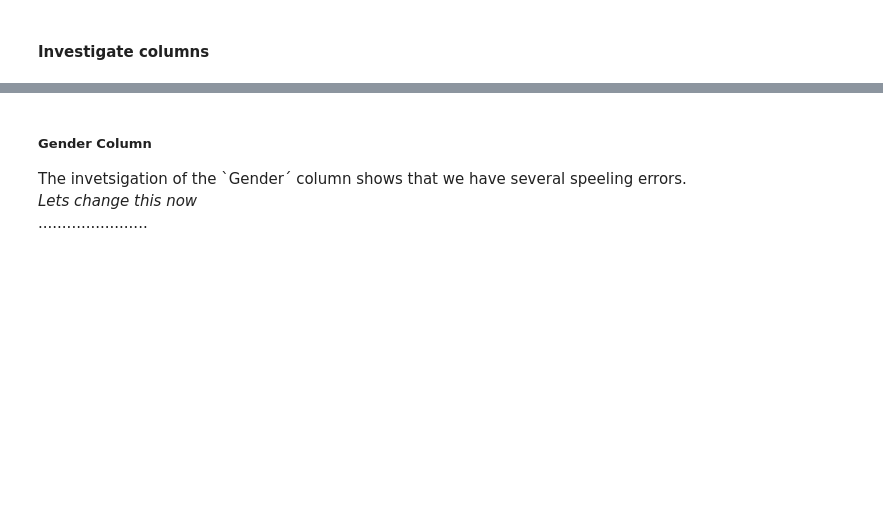
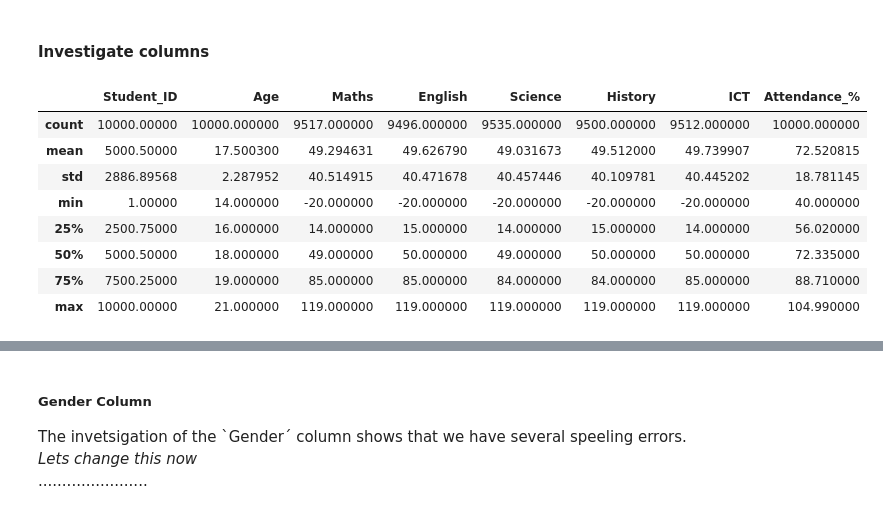
Before and after one commit to Kalungup/student-performance-analytics, a Jupyter notebook: Student_Performance _ Analytics.ipynb, the cells around one changed output, grey strips where cells are left out. Cells and saved outputs as stored; diff of their text form; code cells hidden in the pictures; blank space fills up the shorter version.

```diff
--- a/Student_Performance _ Analytics.ipynb
+++ b/Student_Performance _ Analytics.ipynb
@@ -155,3 +155,15 @@ dtypes: float64(6), int64(2), object(4)
 memory usage: 937.6+ KB
 # %% [markdown]
 #### Investigate columns
+# %%
+df.describe()
+# %% [output]
+|  | Student_ID | Age | Maths | English | Science | History | ICT | Attendance_% |
+| count | 10000.00000 | 10000.000000 | 9517.000000 | 9496.000000 | 9535.000000 | 9500.000000 | 9512.000000 | 10000.000000 |
+| mean | 5000.50000 | 17.500300 | 49.294631 | 49.626790 | 49.031673 | 49.512000 | 49.739907 | 72.520815 |
+| std | 2886.89568 | 2.287952 | 40.514915 | 40.471678 | 40.457446 | 40.109781 | 40.445202 | 18.781145 |
+| min | 1.00000 | 14.000000 | -20.000000 | -20.000000 | -20.000000 | -20.000000 | -20.000000 | 40.000000 |
+| 25% | 2500.75000 | 16.000000 | 14.000000 | 15.000000 | 14.000000 | 15.000000 | 14.000000 | 56.020000 |
+| 50% | 5000.50000 | 18.000000 | 49.000000 | 50.000000 | 49.000000 | 50.000000 | 50.000000 | 72.335000 |
+| 75% | 7500.25000 | 19.000000 | 85.000000 | 85.000000 | 84.000000 | 84.000000 | 85.000000 | 88.710000 |
+| max | 10000.00000 | 21.000000 | 119.000000 | 119.000000 | 119.000000 | 119.000000 | 119.000000 | 104.990000 |
```
Also changed, not shown: parts of 3 cells of this notebook.
